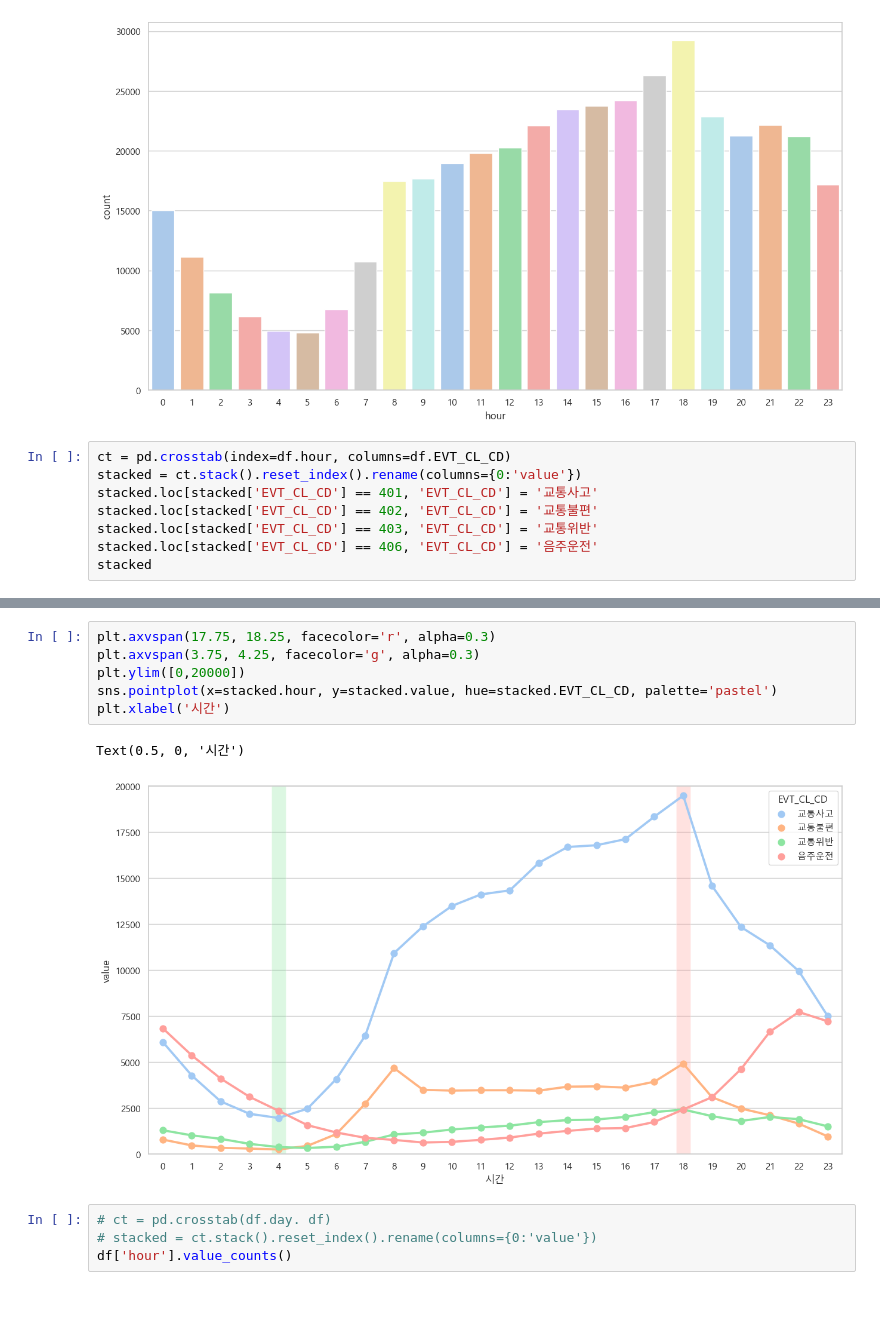
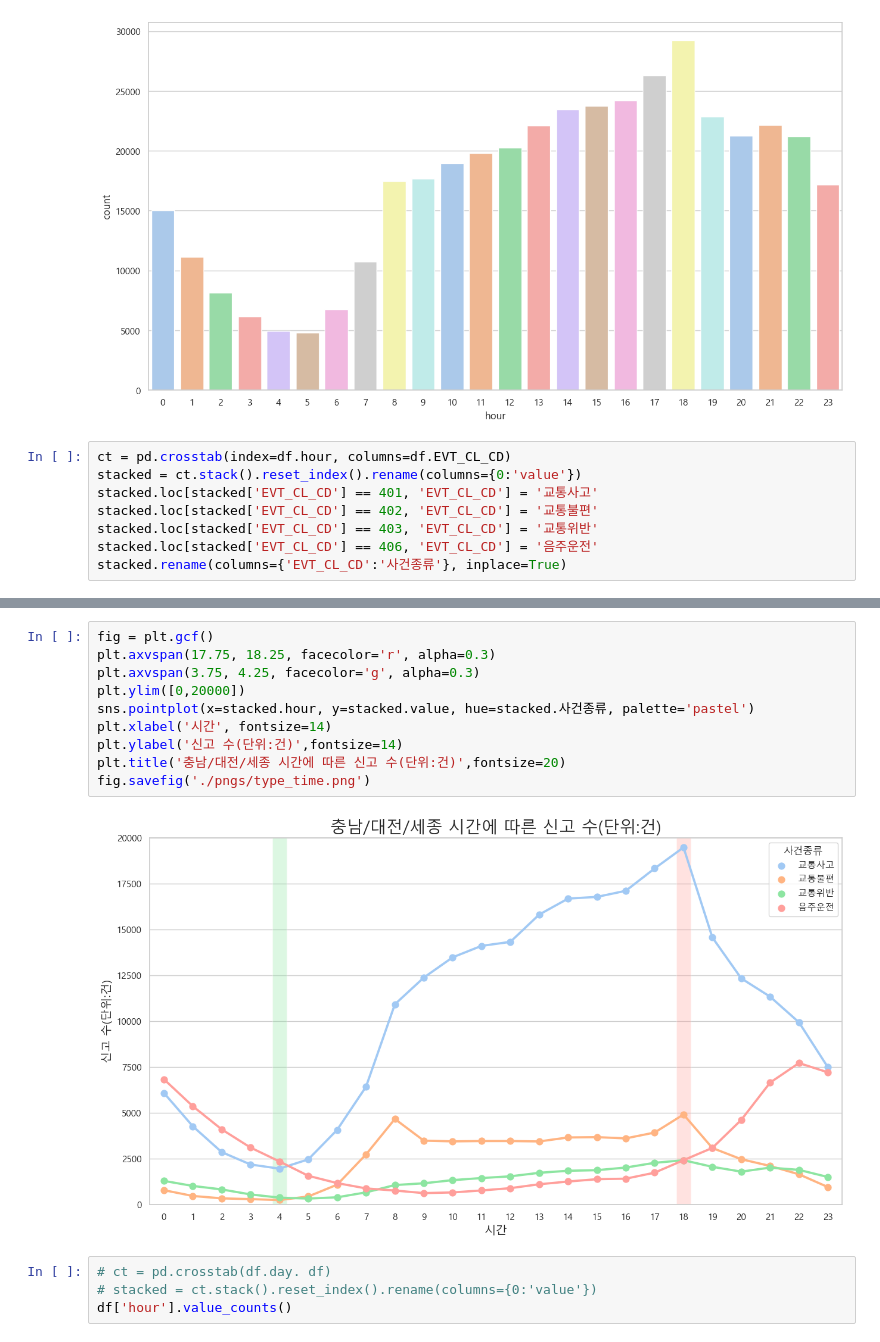
Before and after one commit to C0DE-SAGE/Data-Analysis-Competition, a Jupyter notebook: analyze.ipynb, the cells around one changed output, grey strips where cells are left out. Drawn from its saved outputs; the diff is of its cells as text; blank space fills up the shorter version.

Commit message:
visualize finish

```diff
--- a/analyze.ipynb
+++ b/analyze.ipynb
@@ -211,4 +211,4 @@ stacked.loc[stacked['EVT_CL_CD'] == 401, 'EVT_CL_CD'] = '교통사고'
 stacked.loc[stacked['EVT_CL_CD'] == 402, 'EVT_CL_CD'] = '교통불편'
 stacked.loc[stacked['EVT_CL_CD'] == 403, 'EVT_CL_CD'] = '교통위반'
 stacked.loc[stacked['EVT_CL_CD'] == 406, 'EVT_CL_CD'] = '음주운전'
-stacked
+stacked.rename(columns={'EVT_CL_CD':'사건종류'}, inplace=True)
@@ -229,12 +215,15 @@ stacked
 # %%
+fig = plt.gcf()
 plt.axvspan(17.75, 18.25, facecolor='r', alpha=0.3)
 plt.axvspan(3.75, 4.25, facecolor='g', alpha=0.3)
 plt.ylim([0,20000])
-sns.pointplot(x=stacked.hour, y=stacked.value, hue=stacked.EVT_CL_CD, palette='pastel')
-plt.xlabel('시간')
+sns.pointplot(x=stacked.hour, y=stacked.value, hue=stacked.사건종류, palette='pastel')
+plt.xlabel('시간', fontsize=14)
+plt.ylabel('신고 수(단위:건)',fontsize=14)
+plt.title('충남/대전/세종 시간에 따른 신고 수(단위:건)',fontsize=20)
+fig.savefig('./pngs/type_time.png')
 # %% [output]
-Text(0.5, 0, '시간')
-[figure, old version]
+[figure, new version]
 # %%
 # ct = pd.crosstab(df.day. df)
 # stacked = ct.stack().reset_index().rename(columns={0:'value'})
```
Also changed, not shown: parts of 11 cells of this notebook, 1 other file.
